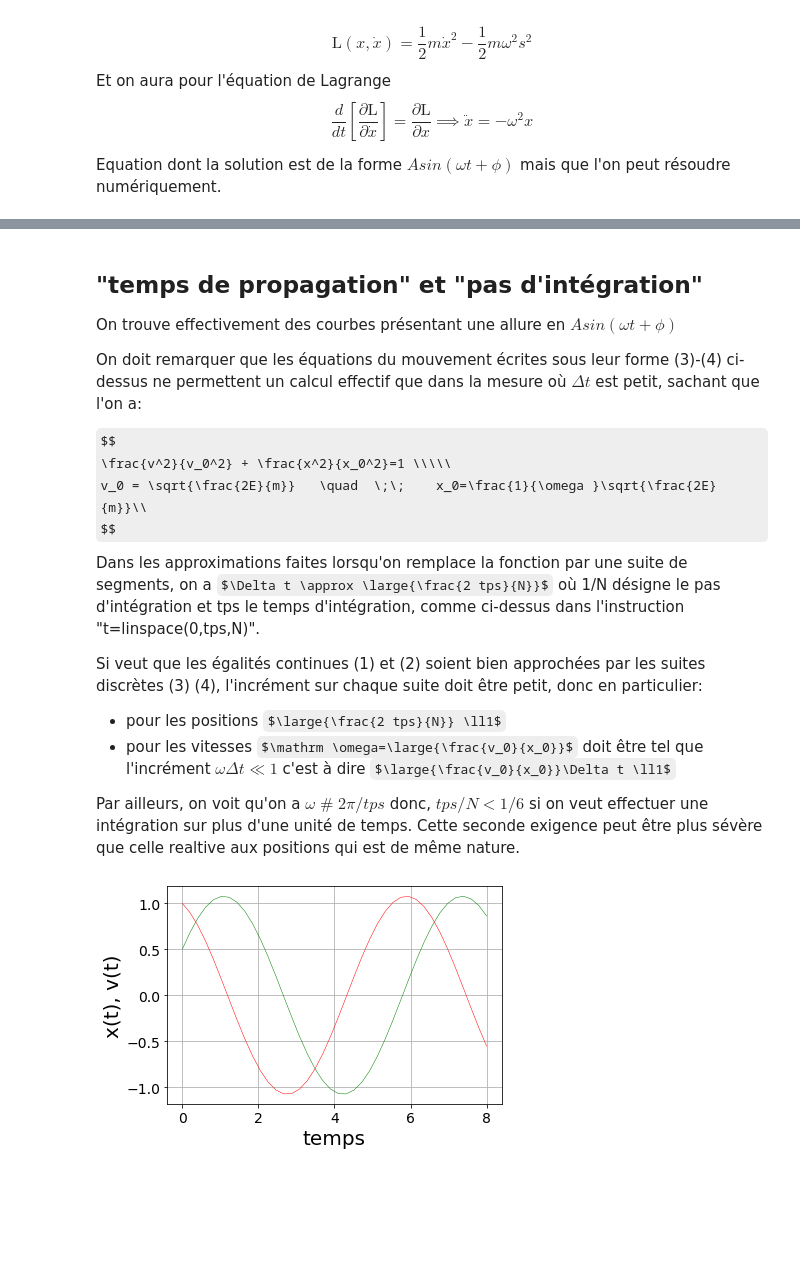
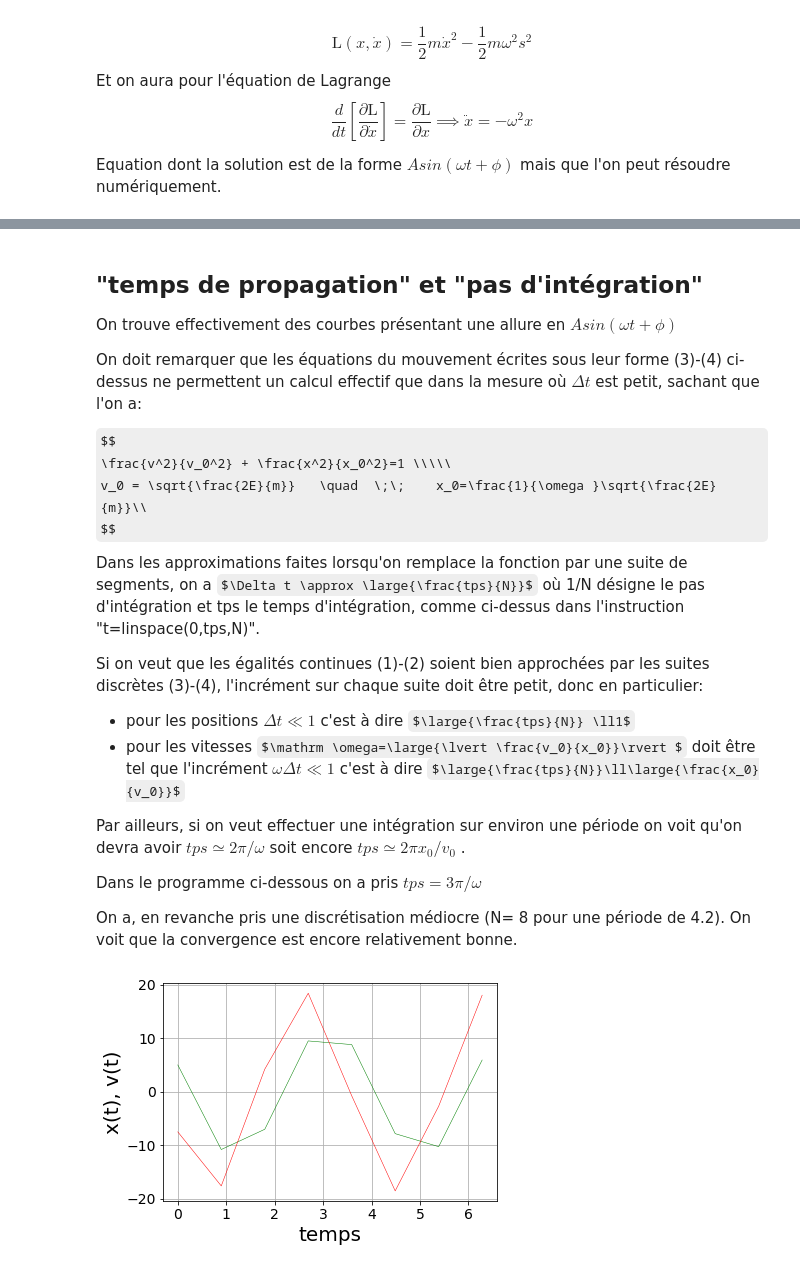
Before and after one commit to Yves-LEMEN/potentiel-quadratique, a Jupyter notebook: mouvement point dans potentiel.ipynb, the cells around one changed output, grey strips where cells are left out. Saved outputs shown, nothing was run; the diff lists cells and outputs as text; code cells hidden in the pictures; some formulas as TeX source; blank space fills up the shorter version.

```diff
--- a/mouvement point dans potentiel.ipynb
+++ b/mouvement point dans potentiel.ipynb
@@ -65,7 +65,7 @@ t = linspace(0,tps,N)
 dt = t[1] - t[0]
 
 ###############################################################################
-# création de la fonction integrer
+# création de la fonction resoudre
 def resoudre(x0,v0):
     ###########################################################################
     # Initialisation à 0 des variables, et Conditions initiales
@@ -78,8 +78,8 @@ def resoudre(x0,v0):
     # Intégration "leapfrog"
 
     for i in range(N-1):
-         v[i + 1] = v[i] - dt*x[i]
-         x[i + 1] = x[i] + dt*v[i + 1]
+        v[i + 1] = v[i] - dt*x[i]*(v0/x0)**2
+        x[i + 1] = x[i] + dt*v[i + 1]
 
     ###########################################################################
     # Solution
@@ -87,7 +87,14 @@ def resoudre(x0,v0):
 
 ###############################################################################
 # retour au programme principal et assignation des quantités x0 & v0 (conditions initiales)
-x,v = resoudre(-20,-1.5)
+x0=5.0
+omg=1.5
+v0=-omg*x0
+
+T=2*3.14159/omg
+print('la période vaut  '+ repr(T))
+
+x,v = resoudre(x0,v0)
 
 ###############################################################################
 # représentation graphique
@@ -118,35 +126,66 @@ $$
 \frac{v^2}{v_0^2} + \frac{x^2}{x_0^2}=1 \\\\\
 v_0 = \sqrt{\frac{2E}{m}}   \quad  \;\;    x_0=\frac{1}{\omega }\sqrt{\frac{2E}{m}}\\
 $$
-Dans les approximations faites lorsqu'on remplace la fonction par une suite de segments, on a $\Delta t \approx \large{\frac{2 tps}{N}}$ où  1/N désigne le pas d'intégration et tps le temps d'intégration, comme ci-dessus dans l'instruction "t=linspace(0,tps,N)".
+Dans les approximations faites lorsqu'on remplace la fonction par une suite de segments, on a $\Delta t \approx \large{\frac{tps}{N}}$ où  1/N désigne le pas d'intégration et tps le temps d'intégration, comme ci-dessus dans l'instruction "t=linspace(0,tps,N)".
 
-Si veut que les égalités continues (1) et (2) soient bien approchées par les suites discrètes (3) (4), l'incrément sur chaque suite doit être petit, donc en particulier:
-- pour les positions $\large{\frac{2 tps}{N}} \ll1$
-- pour les vitesses $\mathrm \omega=\large{\frac{v_0}{x_0}}$ doit être tel que l'incrément $\omega\Delta t \ll1$ c'est à dire $\large{\frac{v_0}{x_0}}\Delta t \ll1$
+Si on veut que les égalités continues (1)-(2) soient bien approchées par les suites discrètes (3)-(4), l'incrément sur chaque suite doit être petit, donc en particulier:
+- pour les positions $\Delta t \ll1$ c'est à dire $\large{\frac{tps}{N}} \ll1$
+- pour les vitesses $\mathrm \omega=\large{\lvert \frac{v_0}{x_0}}\rvert $ doit être tel que l'incrément $\omega\Delta t \ll1$ c'est à dire $\large{\frac{tps}{N}}\ll\large{\frac{x_0}{v_0}}$
 
-Par ailleurs, on voit qu'on a $\omega\;\# \;2\pi /tps$ donc, $tps/N<1/6$ si on veut effectuer une intégration sur plus d'une unité de temps. Cette seconde exigence peut être plus sévère que  celle realtive aux positions qui est de même nature.
+Par ailleurs, si on veut effectuer une intégration sur environ une période on voit qu'on devra avoir $tps\simeq 2\pi/\omega$ soit encore $ tps \simeq 2\pi x_0/v_0$ .
+
+Dans le programme ci-dessous on a pris $ tps = 3\pi /\omega$
+
+On a, en revanche pris une discrétisation médiocre (N= 8 pour une période de 4.2). On voit que la convergence est encore relativement bonne.
 # %%
-# retour au programme principal et assignation des quantités x0 & v0 (conditions initiales)
-N = 40
-tps=8.0
+###############################################################################
+# création de la fonction resoudre
+def resoudre(x0,v0):
+    ###########################################################################
+    # Initialisation à 0 des variables, et Conditions initiales
+    x = zeros(N)
+    v = zeros(N)
+    x[0] = x0
+    v[0] = v0
+
+###########################################################################
+# Intégration "leapfrog"
+
+    for i in range(N-1):
+        v[i + 1] = v[i] - dt*x[i]*(v0/x0)**2
+        x[i + 1] = x[i] + dt*v[i + 1]
+
+###########################################################################
+# Solution
+    return x,v
+
+
+# Programme principal et assignation de la fréquence fondamentale omg de la quantité x0  (condition initiale) du temps de
+# propagation tps et du pas d'intégration N
+x0=5.0
+omg=1.5
+N = 8
+tps=1.5*2*3.141596/omg
+
+v0=-omg*x0
 t = linspace(0,tps,N)
 dt = t[1] - t[0]
 
-x,v = resoudre(0.5,1.0)
+x,v = resoudre(x0,v0)
 
 ###############################################################################
 # représentation graphique
 rcParams["axes.grid"] = True
 rcParams['font.size'] = 14
 rcParams['axes.labelsize'] = 20
 figure()
 plt.plot(t,x,'g',linewidth=0.5)
 plt.plot(t,v,'r',linewidth=0.5)
 xlabel("temps")
 ylabel("x(t), v(t)")
 
 ###############################################################################
 show()
 ###############################################################################
 # %% [output]
-[figure, old version]
+[figure, new version]
```
Also changed, not shown: parts of 2 cells of this notebook.
